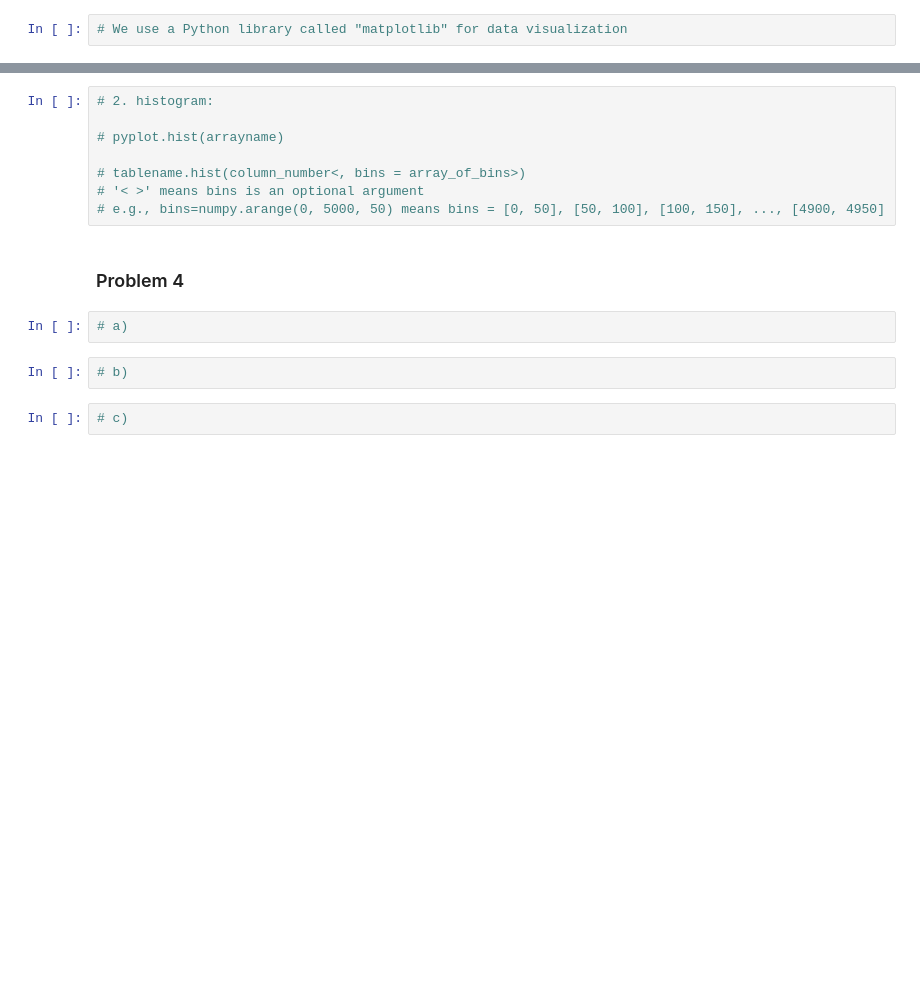
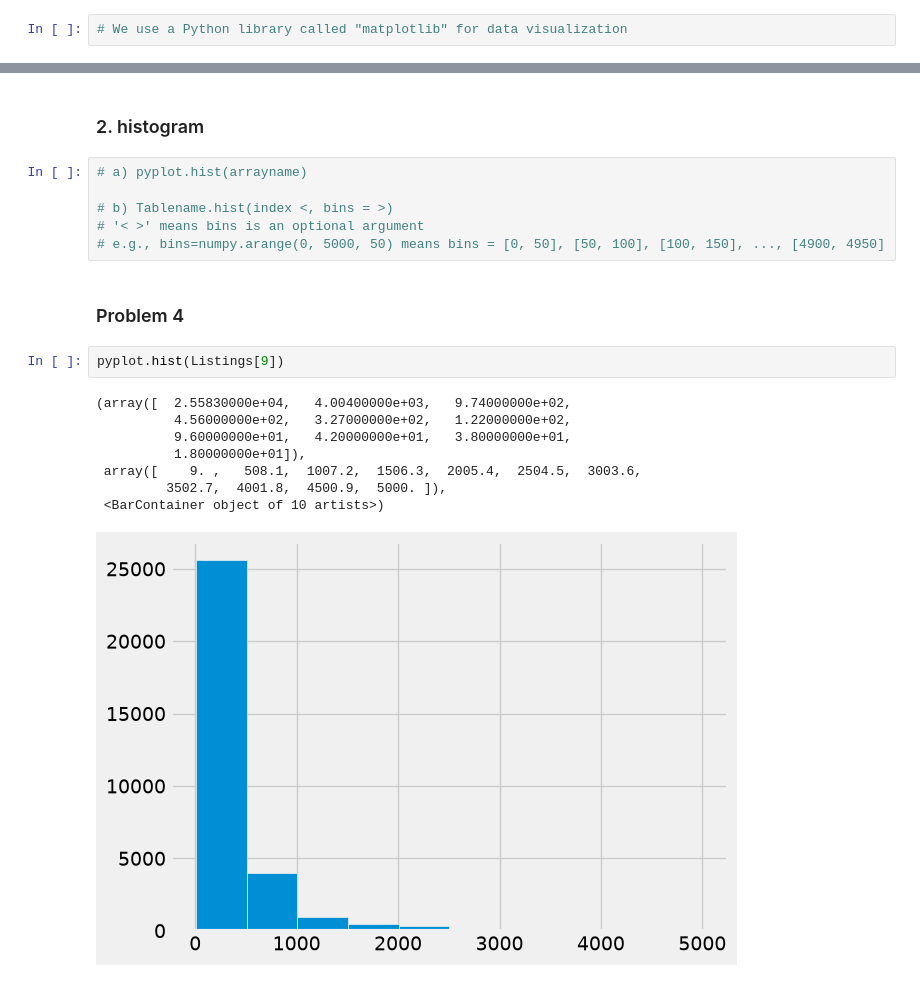
Before and after one commit to EveretteWei/PSTAT-5A-Section-Solutions, a Jupyter notebook: Labs/Lab8.ipynb, the cells around one changed output, grey strips where cells are left out. Cells and saved outputs as stored; diff of their text form; blank space fills up the shorter version.

```diff
--- a/Labs/Lab8.ipynb
+++ b/Labs/Lab8.ipynb
@@ -91,16 +174,21 @@ pyplot.style.use('fivethirtyeight') # set the style / appearance of our plots
+# %% [markdown]
+### 2. histogram
 # %%
-# 2. histogram:
+# a) pyplot.hist(arrayname)
 
-# pyplot.hist(arrayname)
-
-# tablename.hist(column_number<, bins = array_of_bins>)
+# b) Tablename.hist(index <, bins = >)
 # '< >' means bins is an optional argument
 # e.g., bins=numpy.arange(0, 5000, 50) means bins = [0, 50], [50, 100], [100, 150], ..., [4900, 4950]
 # %% [markdown]
 ### Problem 4
-# %%
-# a)
-# %%
-# b)
-# %%
-# c)
+# %%
+pyplot.hist(Listings[9])
+# %% [output]
+(array([  2.55830000e+04,   4.00400000e+03,   9.74000000e+02,
+          4.56000000e+02,   3.27000000e+02,   1.22000000e+02,
+          9.60000000e+01,   4.20000000e+01,   3.80000000e+01,
+          1.80000000e+01]),
+ array([    9. ,   508.1,  1007.2,  1506.3,  2005.4,  2504.5,  3003.6,
+         3502.7,  4001.8,  4500.9,  5000. ]),
+ <BarContainer object of 10 artists>)
+[figure, added]
```
Also changed, not shown: parts of 22 cells of this notebook, 2 other files.
